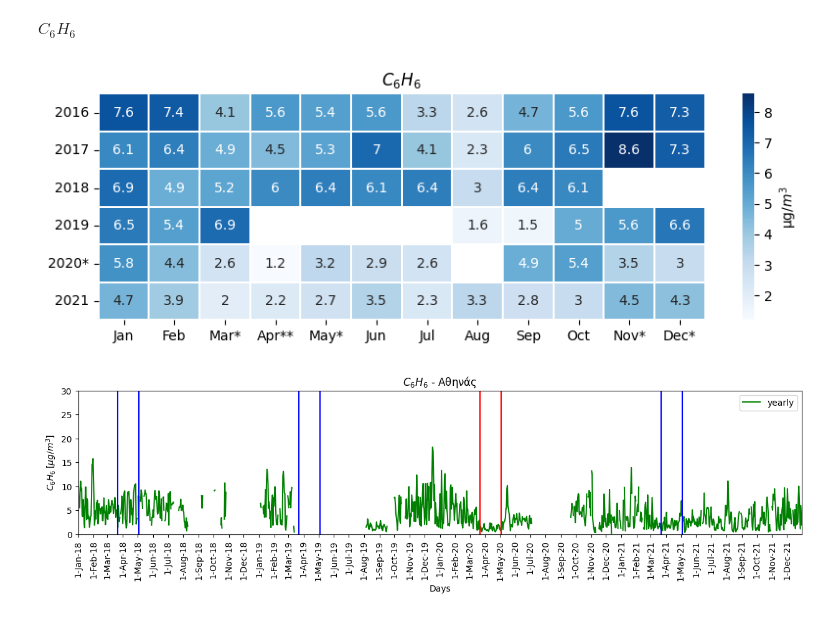
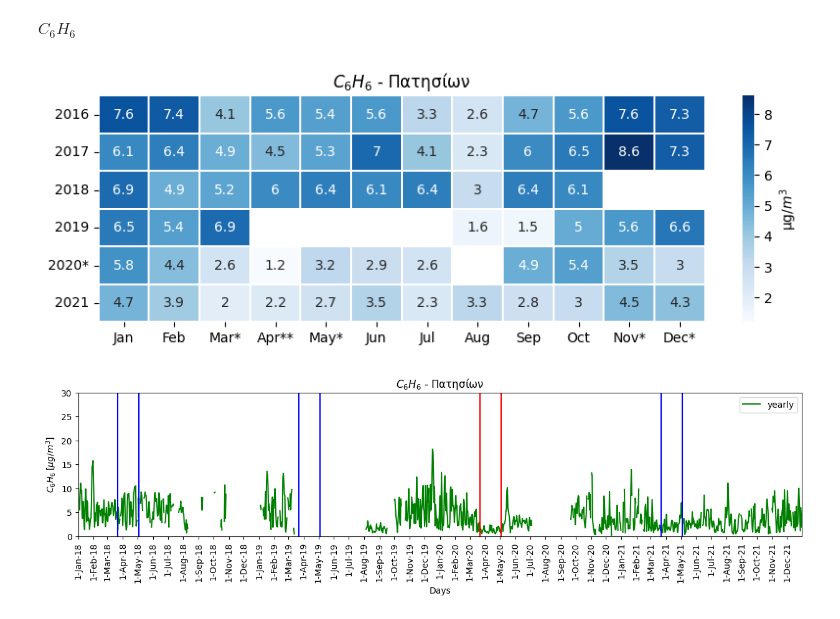
Before and after one commit to costpetrides/Air-pollution-COVID-19-impact, a Jupyter notebook: Yearly/PAT.ipynb, the cells around one changed output. Saved outputs shown, nothing was run; the diff lists cells and outputs as text; code cells hidden in the pictures.

```diff
--- a/Yearly/PAT.ipynb
+++ b/Yearly/PAT.ipynb
@@ -420,32 +418,32 @@ $C_{6}H_{6}$
 # %%
 import numpy as np
 import seaborn as sn
 import matplotlib.pyplot as plt
 import pandas as pd
 
 
 array = [[7.6, 7.4, 4.1, 5.6, 5.4, 5.6, 3.3, 2.6, 4.7, 5.6, 7.6, 7.3],
          [6.1, 6.4, 4.9, 4.5, 5.3, 7.0, 4.1, 2.3, 6.0, 6.5, 8.6, 7.3],
          [ 6.9, 4.9, 5.2, 6.0, 6.4, 6.1, 6.4, 3.0, 6.4, 6.1,  None,  None],    # G: years and S: months
          [ 6.5, 5.4, 6.9, None,  None,  None,  None, 1.6, 1.5, 5.0, 5.6, 6.6],
          [ 5.8, 4.4, 2.6, 1.2, 3.2, 2.9, 2.6,  None, 4.9, 5.4, 3.5, 3.0],
          [ 4.7, 3.9, 2.0, 2.2, 2.7, 3.5, 2.3, 3.3, 2.8, 3.0, 4.5, 4.3]]
 
 month=['Jan', 'Feb', 'Mar*', 'Apr**', 'May*', 'Jun', 'Jul', 'Aug', 'Sep', 'Oct', 'Nov*', 'Dec*']
 year=['2016','2017','2018','2019','2020*','2021']
 
 df_cm = pd.DataFrame(array, index = year,
                      columns = month)
 
 plt.figure(figsize = (10,3))
 
 
-plt.title('$C_{6}H_{6}$')
+plt.title('$C_{6}H_{6}$ - Πατησίων')
 sn.heatmap(df_cm, annot=True, linewidth=0.01, cbar_kws={'label': 'μg/$m^{3}$'}, cmap='Blues', fmt='g' )
 
 plt.savefig('heatmap.png')
 plt.savefig('heatmap.pdf')
 # %% [output]
-[figure, old version]
+[figure, new version]
 # %%
 plt.figure(figsize=(15,3))
```
Also changed, not shown: parts of 13 cells of this notebook.
